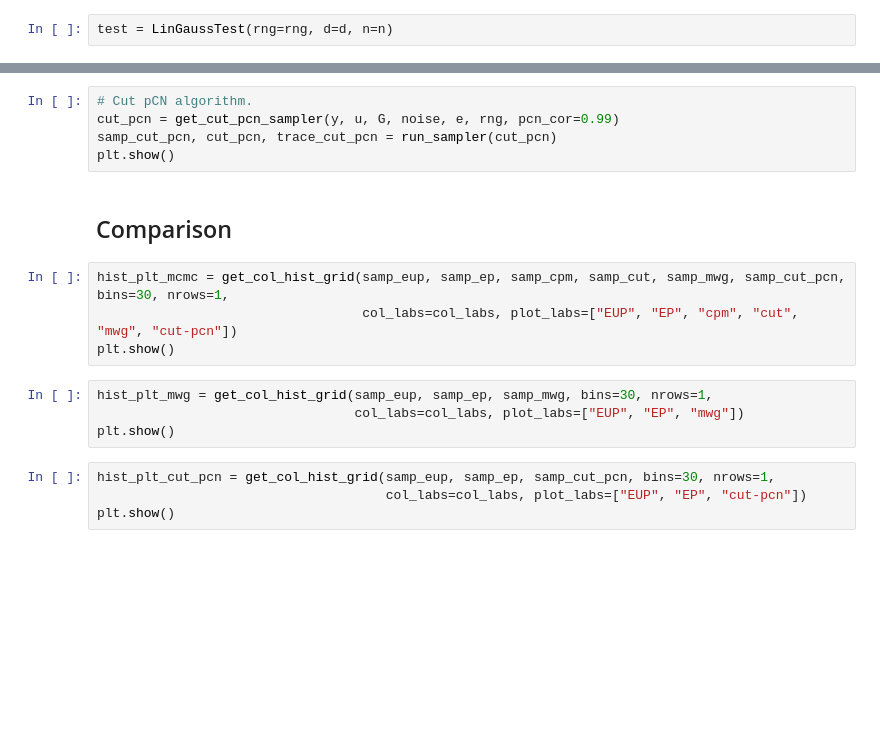
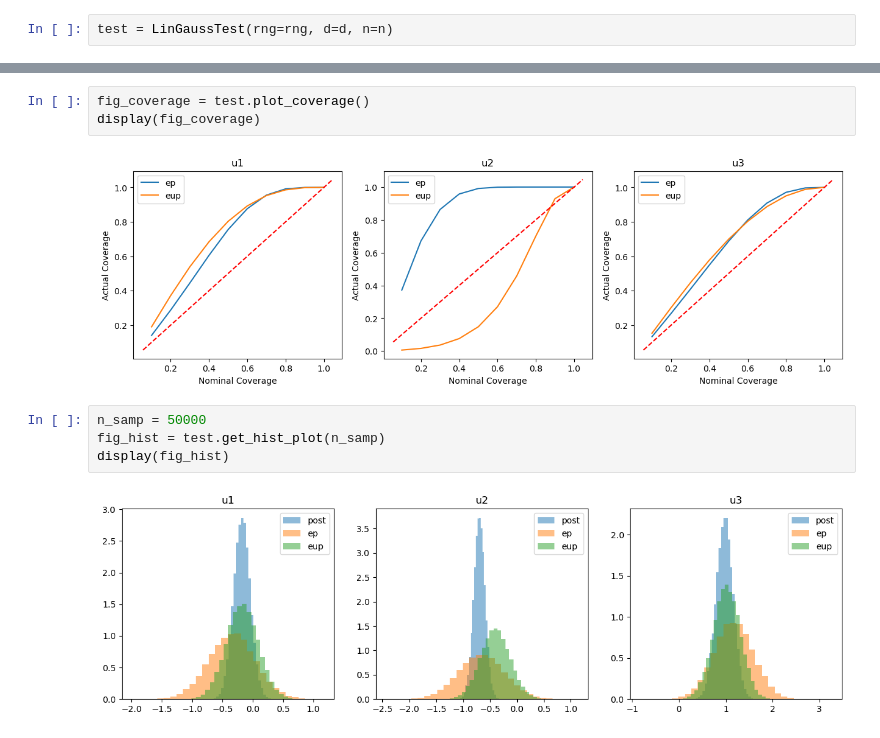
Before and after one commit to arob5/Bayesian-inference-with-surrogates, a Jupyter notebook: experiments/linear_Gaussian/linear_Gaussian_experiment.ipynb, the cells around one changed output, grey strips where cells are left out. Saved outputs shown, nothing was run; the diff lists cells and outputs as text; blank space fills up the shorter version.

Commit message:
Added coverage computation and plotting methods for linear Gaussian example.

```diff
--- a/experiments/linear_Gaussian/linear_Gaussian_experiment.ipynb
+++ b/experiments/linear_Gaussian/linear_Gaussian_experiment.ipynb
@@ -39,19 +16,11 @@ plt.show()
-# %%
-# Cut pCN algorithm.
-cut_pcn = get_cut_pcn_sampler(y, u, G, noise, e, rng, pcn_cor=0.99)
-samp_cut_pcn, cut_pcn, trace_cut_pcn = run_sampler(cut_pcn)
-plt.show()
-# %% [markdown]
-## Comparison
-# %%
-hist_plt_mcmc = get_col_hist_grid(samp_eup, samp_ep, samp_cpm, samp_cut, samp_mwg, samp_cut_pcn, bins=30, nrows=1,
-                                  col_labs=col_labs, plot_labs=["EUP", "EP", "cpm", "cut", "mwg", "cut-pcn"])
-plt.show()
-# %%
-hist_plt_mwg = get_col_hist_grid(samp_eup, samp_ep, samp_mwg, bins=30, nrows=1,
-                                 col_labs=col_labs, plot_labs=["EUP", "EP", "mwg"])
-plt.show()
-# %%
-hist_plt_cut_pcn = get_col_hist_grid(samp_eup, samp_ep, samp_cut_pcn, bins=30, nrows=1,
-                                     col_labs=col_labs, plot_labs=["EUP", "EP", "cut-pcn"])
-plt.show()
+# %%
+fig_coverage = test.plot_coverage()
+display(fig_coverage)
+# %% [output]
+[figure, added]
+# %%
+n_samp = 50000
+fig_hist = test.get_hist_plot(n_samp)
+display(fig_hist)
+# %% [output]
+[figure, added]
```
Also changed, not shown: parts of 8 cells of this notebook, 2 other files.
